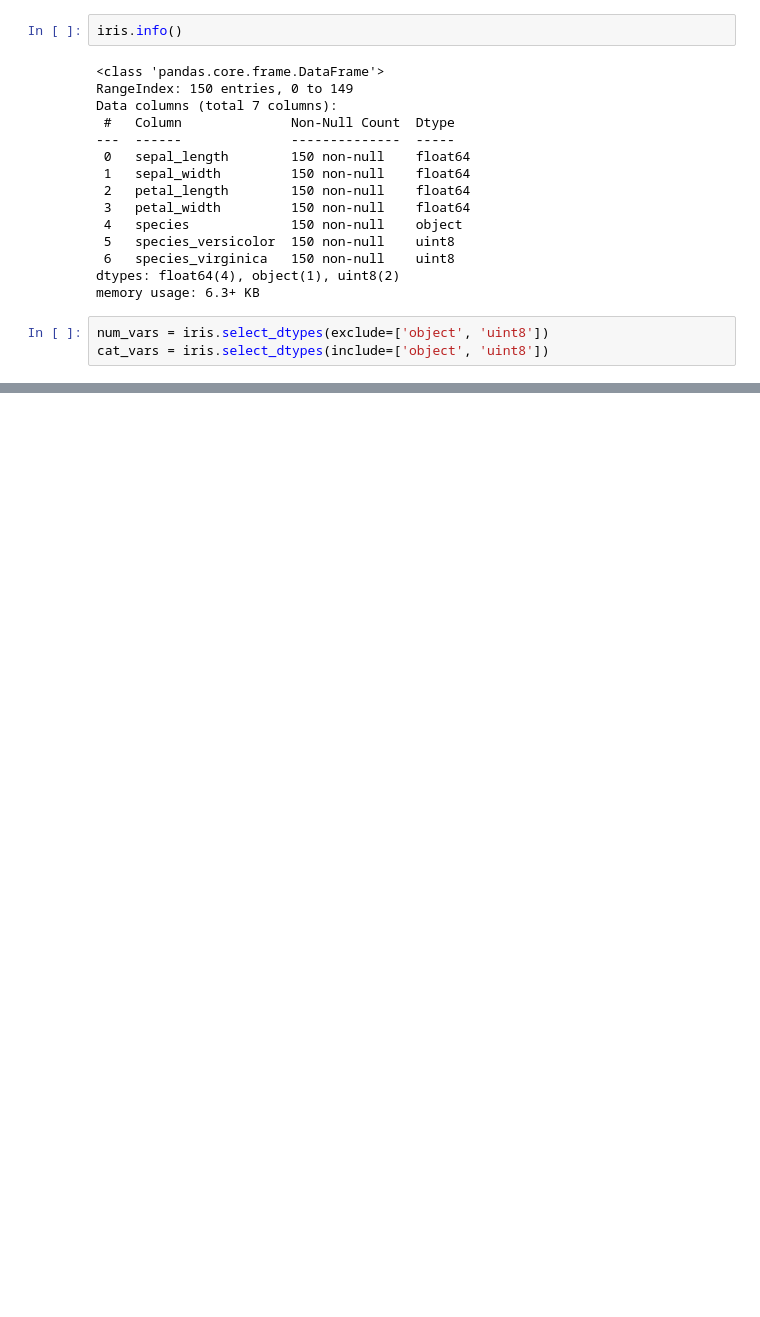
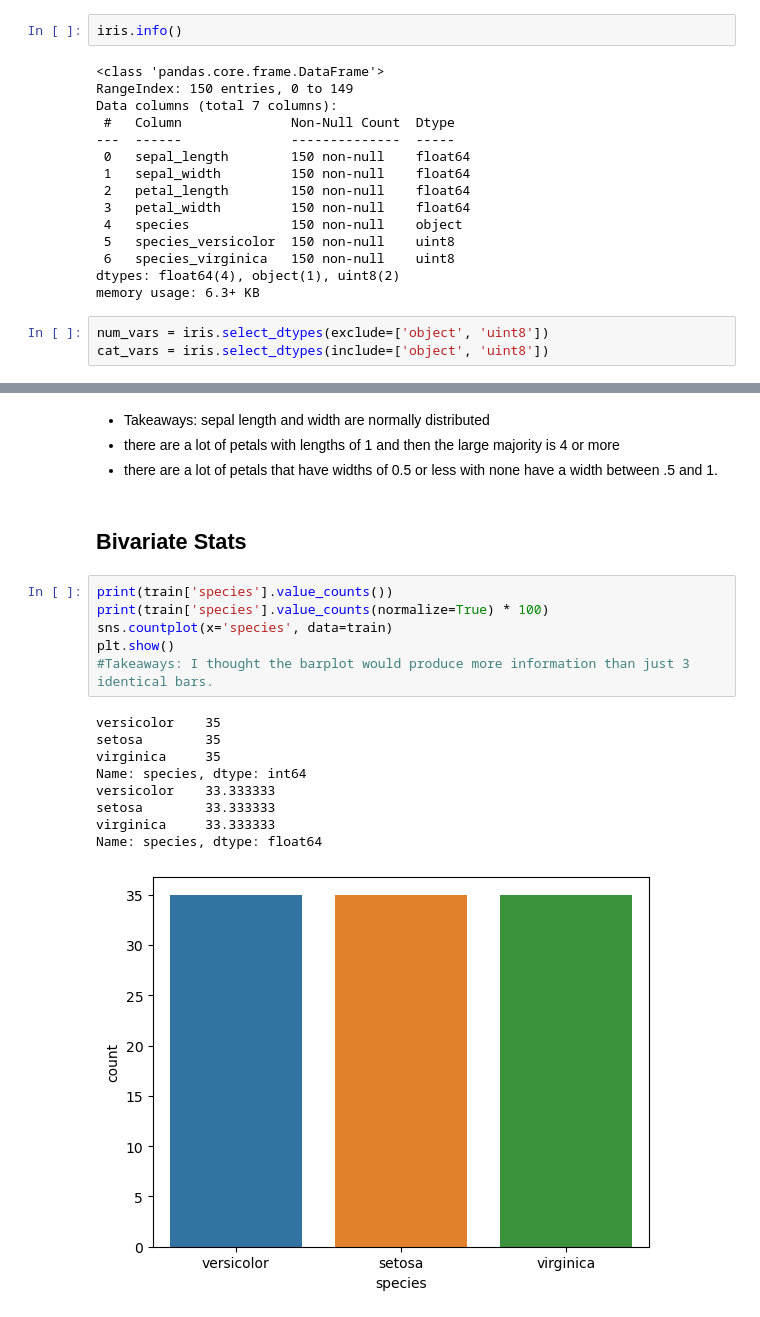
Before and after one commit to ihcrane/classification, a Jupyter notebook: classification.ipynb, the cells around one changed output, grey strips where cells are left out. Drawn from its saved outputs; the diff is of its cells as text; blank space fills up the shorter version.

```diff
--- a/classification.ipynb
+++ b/classification.ipynb
@@ -898,0 +938,22 @@ for col in num_vars:
+# %% [markdown]
+- Takeaways: sepal length and width are normally distributed
+- there are a lot of petals with lengths of 1 and then the large majority is 4 or more
+- there are a lot of petals that have widths of 0.5 or less with none have a width between .5 and 1.
+# %% [markdown]
+## Bivariate Stats
+# %%
+print(train['species'].value_counts())
+print(train['species'].value_counts(normalize=True) * 100)
+sns.countplot(x='species', data=train)
+plt.show()
+#Takeaways: I thought the barplot would produce more information than just 3 identical bars.
+# %% [output]
+versicolor    35
+setosa        35
+virginica     35
+Name: species, dtype: int64
+versicolor    33.333333
+setosa        33.333333
+virginica     33.333333
+Name: species, dtype: float64
+[figure, added]
```
Also changed, not shown: parts of 51 cells of this notebook, 1 other file.
